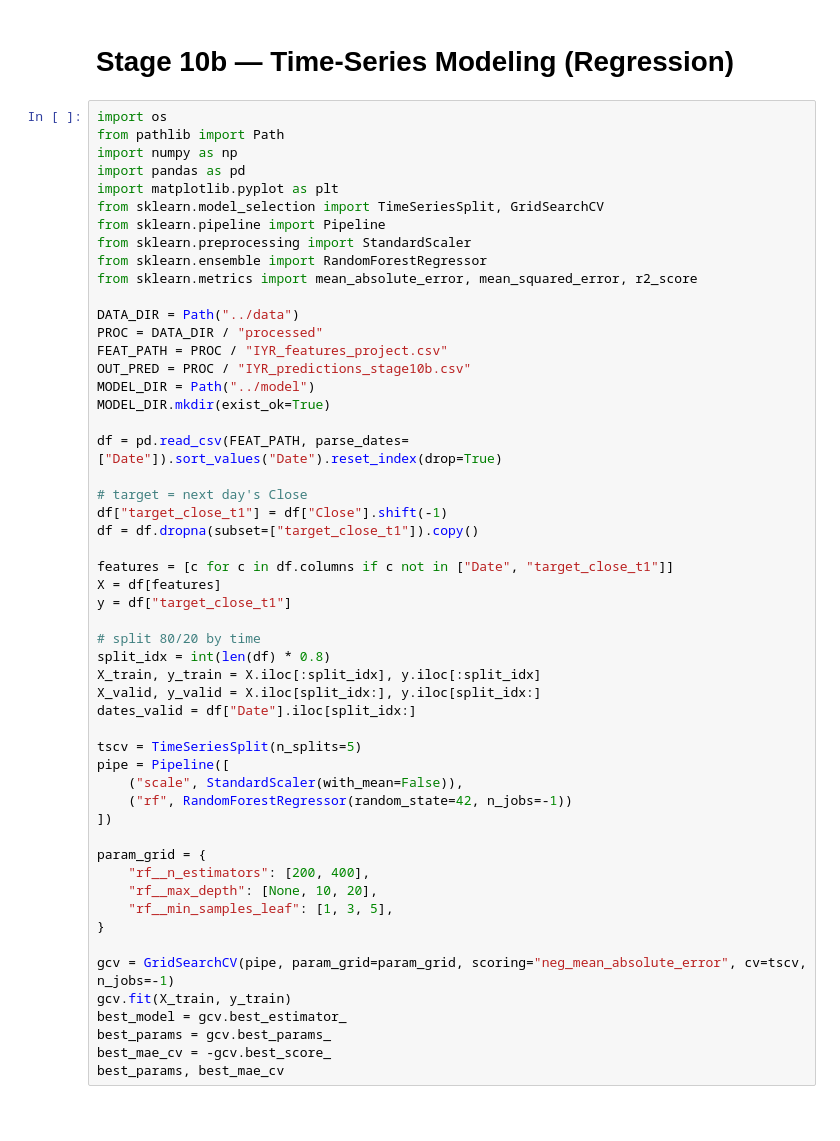
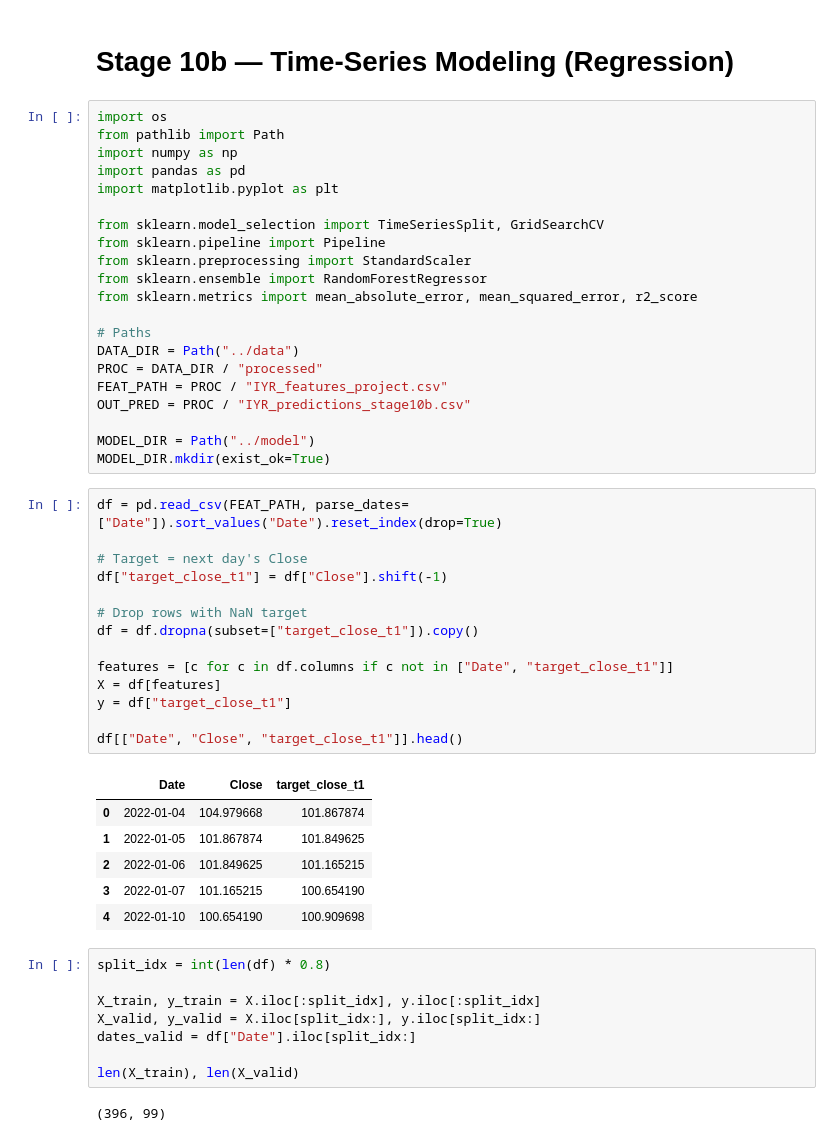
Before and after one commit to ivysingal09/bootcamp_ivy_singal, a Jupyter notebook: project/notebooks/stage10b_modeling_project.ipynb, the cells around one changed output. Cells and saved outputs as stored; diff of their text form; blank space fills up the shorter version.

```diff
--- a/project/notebooks/stage10b_modeling_project.ipynb
+++ b/project/notebooks/stage10b_modeling_project.ipynb
@@ -6,50 +6,49 @@ from pathlib import Path
 import numpy as np
 import pandas as pd
 import matplotlib.pyplot as plt
+
 from sklearn.model_selection import TimeSeriesSplit, GridSearchCV
 from sklearn.pipeline import Pipeline
 from sklearn.preprocessing import StandardScaler
 from sklearn.ensemble import RandomForestRegressor
 from sklearn.metrics import mean_absolute_error, mean_squared_error, r2_score
 
+# Paths
 DATA_DIR = Path("../data")
 PROC = DATA_DIR / "processed"
 FEAT_PATH = PROC / "IYR_features_project.csv"
 OUT_PRED = PROC / "IYR_predictions_stage10b.csv"
+
 MODEL_DIR = Path("../model")
 MODEL_DIR.mkdir(exist_ok=True)
-
-df = pd.read_csv(FEAT_PATH, parse_dates=["Date"]).sort_values("Date").reset_index(drop=True)
-
-# target = next day's Close
-df["target_close_t1"] = df["Close"].shift(-1)
-df = df.dropna(subset=["target_close_t1"]).copy()
-
-features = [c for c in df.columns if c not in ["Date", "target_close_t1"]]
-X = df[features]
-y = df["target_close_t1"]
-
-# split 80/20 by time
-split_idx = int(len(df) * 0.8)
-X_train, y_train = X.iloc[:split_idx], y.iloc[:split_idx]
-X_valid, y_valid = X.iloc[split_idx:], y.iloc[split_idx:]
-dates_valid = df["Date"].iloc[split_idx:]
-
-tscv = TimeSeriesSplit(n_splits=5)
-pipe = Pipeline([
-    ("scale", StandardScaler(with_mean=False)),
-    ("rf", RandomForestRegressor(random_state=42, n_jobs=-1))
-])
-
-param_grid = {
-    "rf__n_estimators": [200, 400],
-    "rf__max_depth": [None, 10, 20],
-    "rf__min_samples_leaf": [1, 3, 5],
-}
-
-gcv = GridSearchCV(pipe, param_grid=param_grid, scoring="neg_mean_absolute_error", cv=tscv, n_jobs=-1)
-gcv.fit(X_train, y_train)
-best_model = gcv.best_estimator_
-best_params = gcv.best_params_
-best_mae_cv = -gcv.best_score_
-best_params, best_mae_cv
+# %%
+df = pd.read_csv(FEAT_PATH, parse_dates=["Date"]).sort_values("Date").reset_index(drop=True)
+
+# Target = next day's Close
+df["target_close_t1"] = df["Close"].shift(-1)
+
+# Drop rows with NaN target
+df = df.dropna(subset=["target_close_t1"]).copy()
+
+features = [c for c in df.columns if c not in ["Date", "target_close_t1"]]
+X = df[features]
+y = df["target_close_t1"]
+
+df[["Date", "Close", "target_close_t1"]].head()
+# %% [output]
+|  | Date | Close | target_close_t1 |
+| 0 | 2022-01-04 | 104.979668 | 101.867874 |
+| 1 | 2022-01-05 | 101.867874 | 101.849625 |
+| 2 | 2022-01-06 | 101.849625 | 101.165215 |
+| 3 | 2022-01-07 | 101.165215 | 100.654190 |
+| 4 | 2022-01-10 | 100.654190 | 100.909698 |
+# %%
+split_idx = int(len(df) * 0.8)
+
+X_train, y_train = X.iloc[:split_idx], y.iloc[:split_idx]
+X_valid, y_valid = X.iloc[split_idx:], y.iloc[split_idx:]
+dates_valid = df["Date"].iloc[split_idx:]
+
+len(X_train), len(X_valid)
+# %% [output]
+(396, 99)
```
Also changed, not shown: parts of 5 cells of this notebook.
